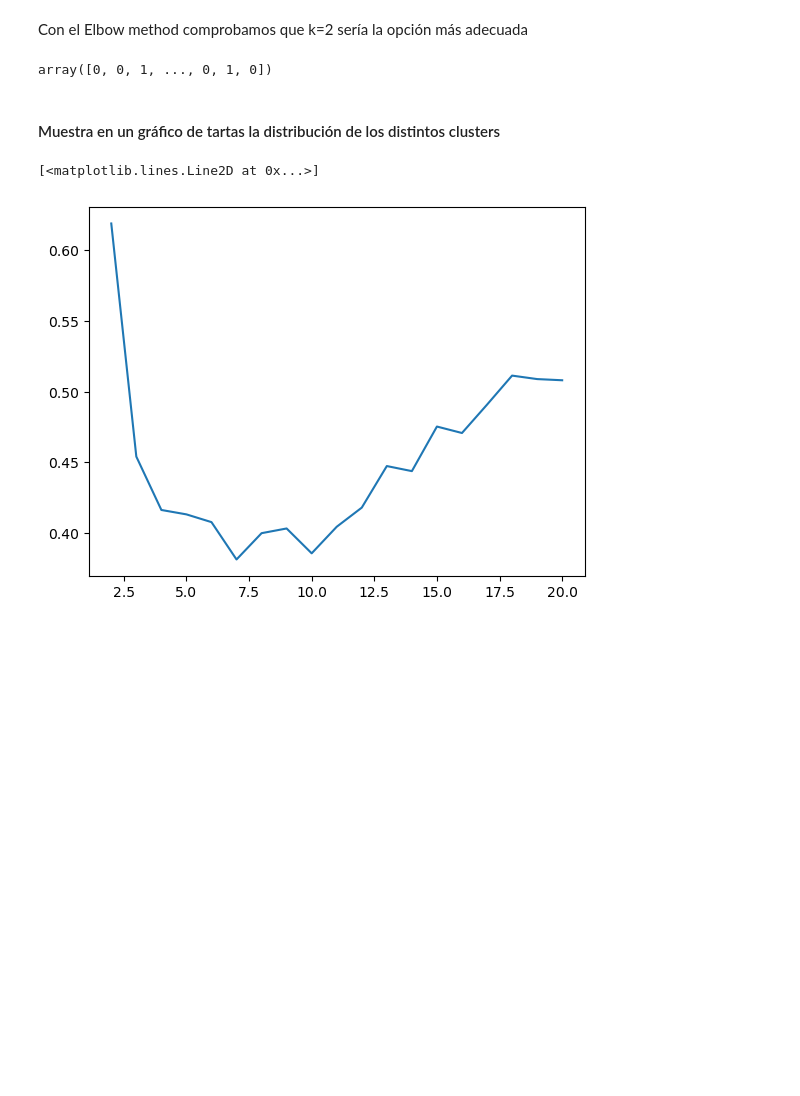
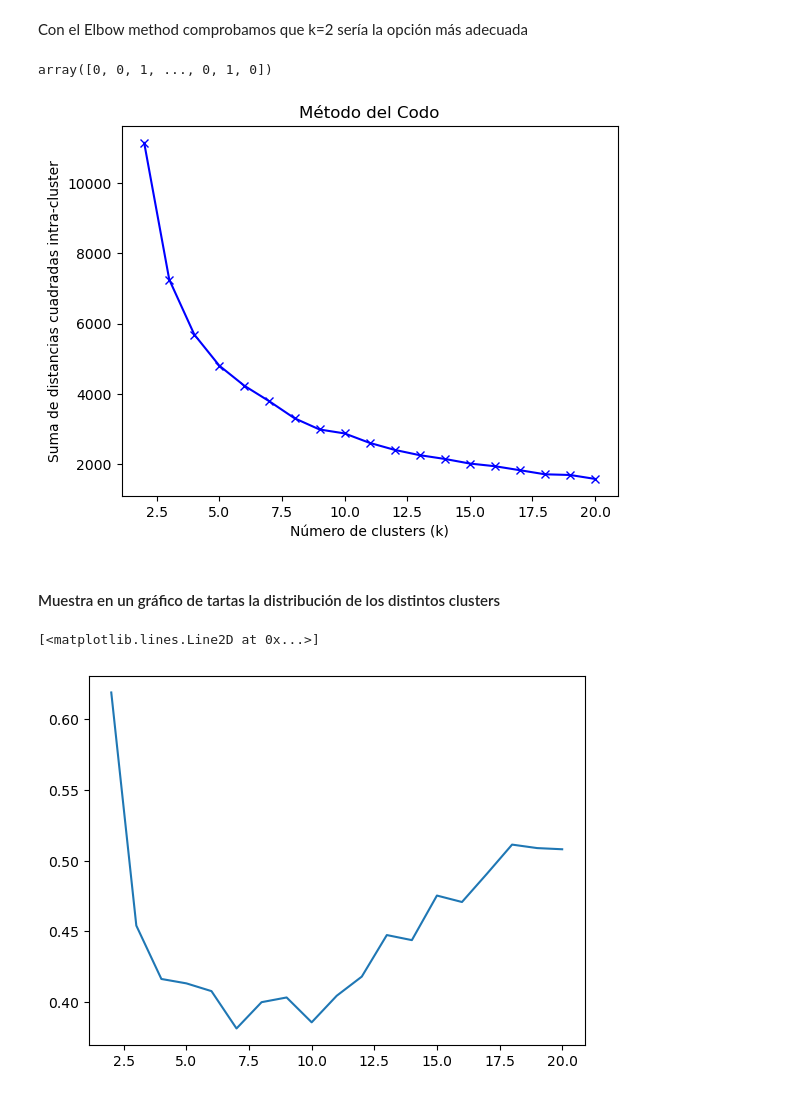
Before and after one commit to Martinaxa/Machine_Learning, a Jupyter notebook: 2-No_Supervisado/3-Clustering/Practica/EJER_2_kmeans_drugs_review.ipynb, the cells around one changed output. Drawn from its saved outputs; the diff is of its cells as text; code cells hidden in the pictures; blank space fills up the shorter version.

```diff
--- a/2-No_Supervisado/3-Clustering/Practica/EJER_2_kmeans_drugs_review.ipynb
+++ b/2-No_Supervisado/3-Clustering/Practica/EJER_2_kmeans_drugs_review.ipynb
@@ -214,6 +222,21 @@ kmeans = KMeans(n_clusters=2, random_state=42).fit(df)
 kmeans.labels_
 # %% [output]
 array([0, 0, 1, ..., 0, 1, 0])
+# %%
+inertia = []
+k_values = range(2, 21)
+
+for k in k_values:
+    kmeans = KMeans(n_clusters=k, random_state=42).fit(df)
+    inertia.append(kmeans.inertia_)
+
+plt.plot(k_values, inertia, 'bx-')
+plt.xlabel('Número de clusters (k)')
+plt.ylabel('Suma de distancias cuadradas intra-cluster')
+plt.title('Método del Codo')
+plt.show()
+# %% [output]
+[figure, added]
 # %% [markdown]
 #### Muestra en un gráfico de tartas la distribución de los distintos clusters
 # %%
```
Also changed, not shown: parts of 4 cells of this notebook, 1 other file.
